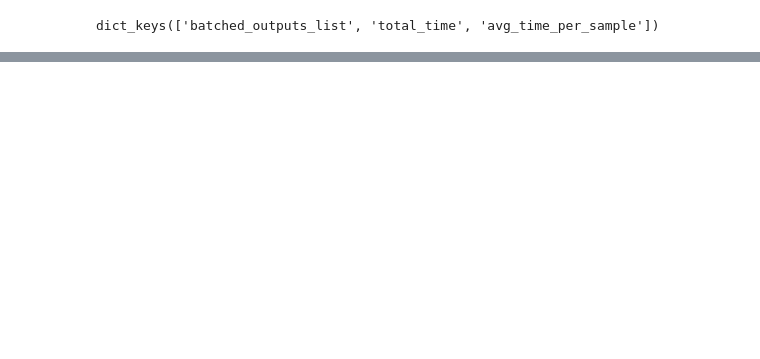
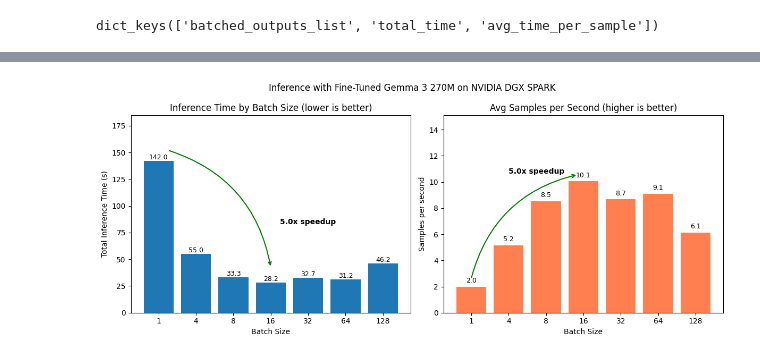
Before and after one commit to mrdbourke/learn-huggingface, a Jupyter notebook: notebooks/hugging_face_llm_batched_inference_with_transformers-v2.ipynb, the cells around one changed output, grey strips where cells are left out. Drawn from its saved outputs; the diff is of its cells as text; code cells hidden in the pictures; blank space fills up the shorter version.

Commit message:
update hf llm batched inference notebook

```diff
--- a/notebooks/hugging_face_llm_batched_inference_with_transformers-v2.ipynb
+++ b/notebooks/hugging_face_llm_batched_inference_with_transformers-v2.ipynb
@@ -827,0 +800,98 @@ for sample in target_outputs["batched_outputs_list"]:
+# %%
+import matplotlib.pyplot as plt
+
+total_samples = len(test_dataset)
+all_inference_times = [all_outputs_keydataset[key]["total_time"] for key in all_outputs_keydataset.keys()]
+all_samples_per_second = [total_samples / inference_time for inference_time in all_inference_times]
+
+# Create side-by-side plots
+fig, (ax1, ax2) = plt.subplots(1, 2, figsize=(12, 5))
+
+# LEFT PLOT
+# Total inference time per batch size
+ax1.bar([str(batch_size) for batch_size in BATCH_SIZES_TO_TEST], all_inference_times)
+ax1.set_xlabel("Batch Size")
+ax1.set_ylabel("Total Inference Time (s)")
+ax1.set_title("Inference Time by Batch Size (lower is better)")
+ax1.set_ylim(0, max(all_inference_times) * 1.3) # Increase headroom for text
+
+# Add text to each column
+for i, inference_time in enumerate(all_inference_times):
+    ax1.text(i, inference_time + 1.5, f"{inference_time:.1f}", ha="center", fontsize=9)
+
+# Add arrow to show speedup
+# First let's get start (slowest) and end (fastest)
+start_val_inference_time = max(all_inference_times)
+end_val_inference_time = min(all_inference_times)
+start_idx_inference_time = all_inference_times.index(start_val_inference_time)
+end_idx_inference_time = all_inference_times.index(end_val_inference_time)
+
+# Measure speedup
+speedup_inference_time = start_val_inference_time / end_val_inference_time
+
+# Draw the arrow from start (slowest) to end (fastest)
+ax1.annotate("",
+             xy=(end_idx_inference_time, end_val_inference_time + (0.5 * end_val_inference_time)), # Add a smaller buffer
+             xytext=(start_idx_inference_time + 0.25, start_val_inference_time + 10),
+             arrowprops=dict(arrowstyle="->", color="green", lw=1.5, connectionstyle="arc3,rad=-0.3"))
+
+# Add text to arrow at the midpoint
+mid_x_inference_time = ((start_idx_inference_time + end_idx_inference_time) / 2) + 1.75
+text_y_inference_time = max(start_val_inference_time, end_val_inference_time) + (max(all_inference_times) * 0.1) - 75
+
+ax1.text(x=mid_x_inference_time,
+         y=text_y_inference_time,
+         s=f"{speedup_inference_time:.1f}x speedup",
+         va="bottom",
+         fontweight="bold",
+         bbox=dict(boxstyle="round,pad=0.3", fc="white", ec="none", alpha=0.8))
+
+# RIGHT PLOT
+# Samples per second
+ax2.bar([str(batch_size) for batch_size in BATCH_SIZES_TO_TEST], all_samples_per_second, color="coral")
+ax2.set_xlabel("Batch Size")
+ax2.set_ylabel("Samples per second")
+ax2.set_title("Avg Samples per Second (higher is better)")
+ax2.set_ylim(0, max(all_samples_per_second) * 1.5) # Increase headroom for text
+
+# Add text to each column
+for i, samples_per_second in enumerate(all_samples_per_second):
+    ax2.text(i, samples_per_second + 0.3, f"{samples_per_second:.1f}", ha="center", fontsize=9)
+
+# Add arrow for right plot improvements
+start_val_samples = min(all_samples_per_second)
+end_val_samples = max(all_samples_per_second)
+start_idx_samples = all_samples_per_second.index(start_val_samples)
+end_idx_samples = all_samples_per_second.index(end_val_samples)
+
+# Measure speedup
+speedup_samples_per_second = round(end_val_samples / start_val_samples, 2)
+
+# Draw the arrow from start (slowest) to end (fastest)
+ax2.annotate("",
+             xy=(end_idx_samples-(0.05 * end_idx_samples), end_val_samples + (0.05 * end_val_samples)),
+             xytext=(start_idx_samples, start_val_samples + 0.6),
+             arrowprops=dict(arrowstyle="->", color="green", lw=1.5, connectionstyle="arc3,rad=-0.3"))
+
+# Place text at midpoint
+mid_x_samples = ((start_idx_samples + end_idx_samples) / 2)
+text_y_samples = (max(start_val_samples, end_val_samples) + (max(all_samples_per_second) * 0.1)) * 0.95
+
+ax2.text(x=mid_x_samples-0.5,
+         y=text_y_samples,
+         s=f"{speedup_samples_per_second:.1f}x speedup",
+         va="bottom",
+         fontweight="bold",
+         bbox=dict(boxstyle="round,pad=0.3", fc="white", ec="none", alpha=0.8))
+
+# Create a super title
+DEVICE_NAME = "NVIDIA DGX SPARK"
+plt.suptitle(f"Inference with Fine-Tuned Gemma 3 270M on {DEVICE_NAME}")
+plt.tight_layout()
+
+# Optional: Save the figure to file
+# plt.savefig("transformers_llm_batched_inference_benchmark.png", dpi=150)
+
+plt.show()
+# %% [output]
+[figure, added]
```
Also changed, not shown: parts of 45 cells of this notebook.
